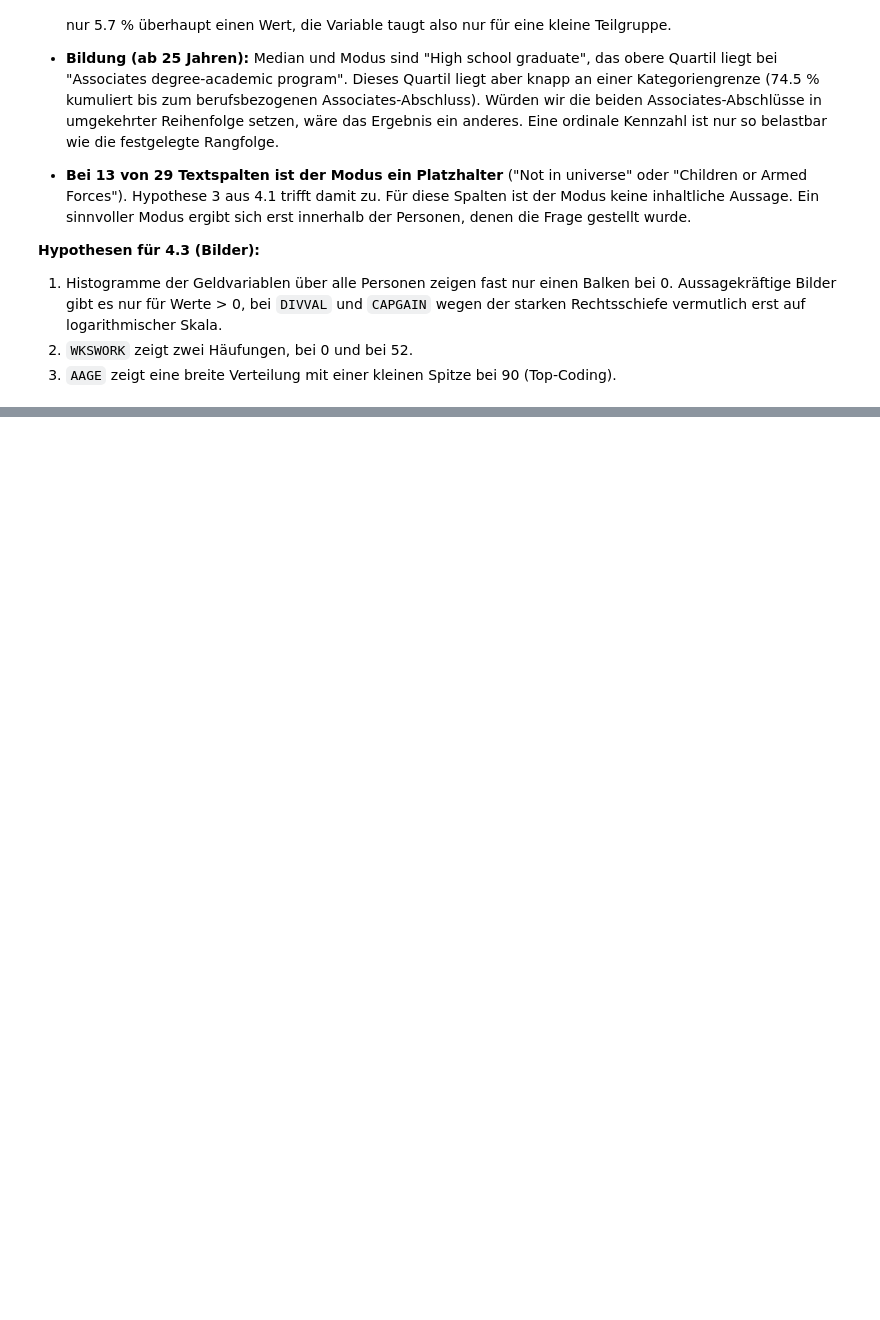
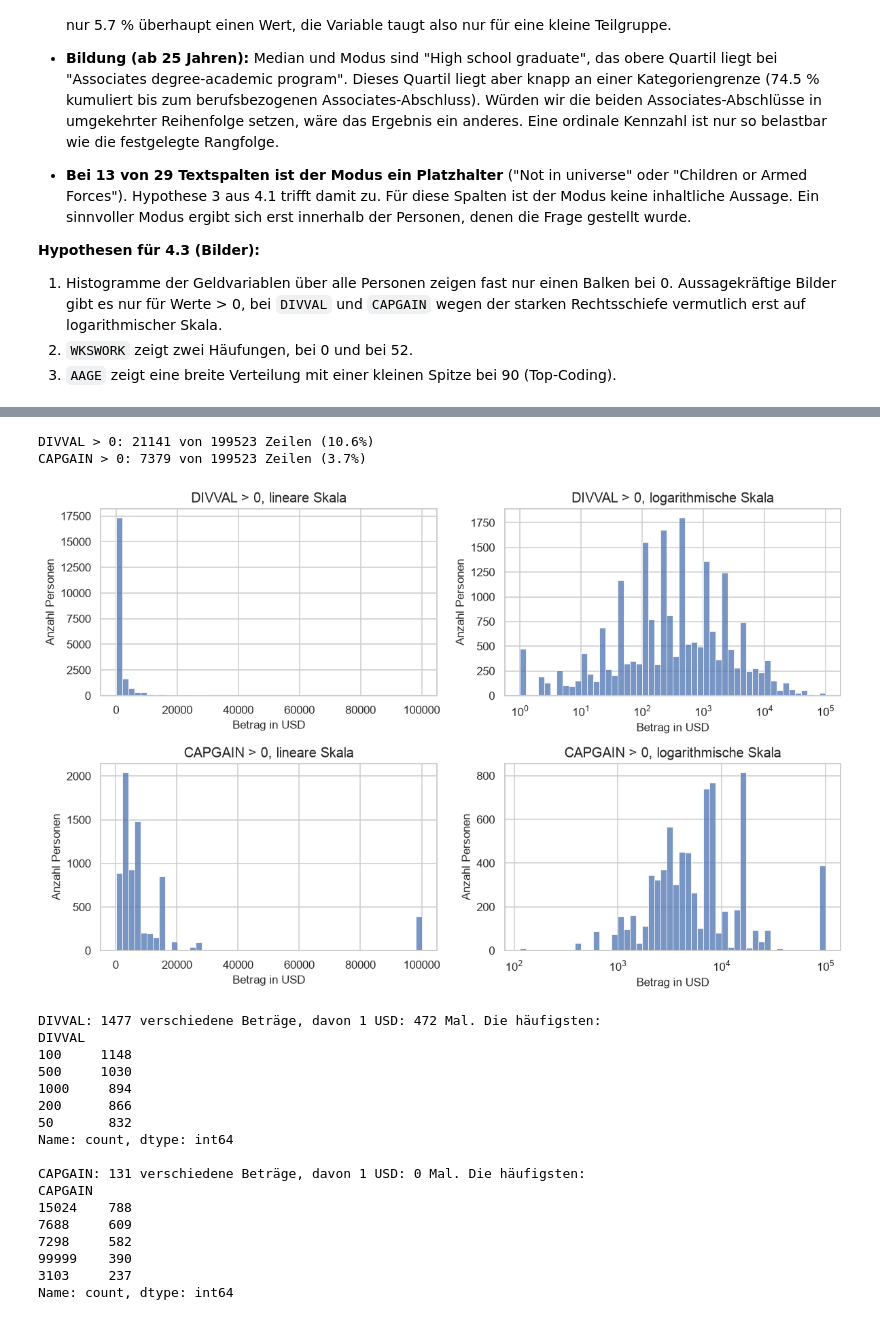
Before and after one commit to Manuel-Schmid/census-income-analysis, a Jupyter notebook: src/statistics_project/dataset_analysis_notebooks/NB01.ipynb, the cells around one changed output, grey strips where cells are left out. Saved outputs shown, nothing was run; the diff lists cells and outputs as text; code cells hidden in the pictures; blank space fills up the shorter version.

```diff
--- a/src/statistics_project/dataset_analysis_notebooks/NB01.ipynb
+++ b/src/statistics_project/dataset_analysis_notebooks/NB01.ipynb
@@ -794,0 +879,42 @@ Bei 13 von 29 Textspalten ist der Modus ein Platzhalter.
+# %%
+fig, achsen = plt.subplots(2, 2, figsize=(11, 7))
+for zeile, spalte in enumerate(["DIVVAL", "CAPGAIN"]):
+    werte = census.loc[census[spalte] > 0, spalte]
+    print(f"{spalte} > 0: {len(werte)} von {len(census)} Zeilen ({len(werte) / len(census):.1%})")
+
+    sns.histplot(werte, bins=50, ax=achsen[zeile, 0])
+    achsen[zeile, 0].set_title(f"{spalte} > 0, lineare Skala")
+    sns.histplot(werte, bins=50, log_scale=True, ax=achsen[zeile, 1])   # log_scale: x-Achse logarithmisch
+    achsen[zeile, 1].set_title(f"{spalte} > 0, logarithmische Skala")
+    for ax in achsen[zeile]:
+        ax.set_xlabel("Betrag in USD")
+        ax.set_ylabel("Anzahl Personen")
+plt.tight_layout()
+plt.show()
+
+# Welche Beträge kommen am häufigsten vor?
+for spalte in ["DIVVAL", "CAPGAIN"]:
+    werte = census.loc[census[spalte] > 0, spalte]
+    print(f"\n{spalte}: {werte.nunique()} verschiedene Beträge, davon 1 USD: {(werte == 1).sum()} Mal. Die häufigsten:")
+    print(werte.value_counts().head(5))
+# %% [output]
+DIVVAL > 0: 21141 von 199523 Zeilen (10.6%)
+CAPGAIN > 0: 7379 von 199523 Zeilen (3.7%)
+[figure, added]
+DIVVAL: 1477 verschiedene Beträge, davon 1 USD: 472 Mal. Die häufigsten:
+DIVVAL
+100     1148
+500     1030
+1000     894
+200      866
+50       832
+Name: count, dtype: int64
+
+CAPGAIN: 131 verschiedene Beträge, davon 1 USD: 0 Mal. Die häufigsten:
+CAPGAIN
+15024    788
+7688     609
+7298     582
+99999    390
+3103     237
+Name: count, dtype: int64
```
Also changed, not shown: parts of 12 cells of this notebook.
